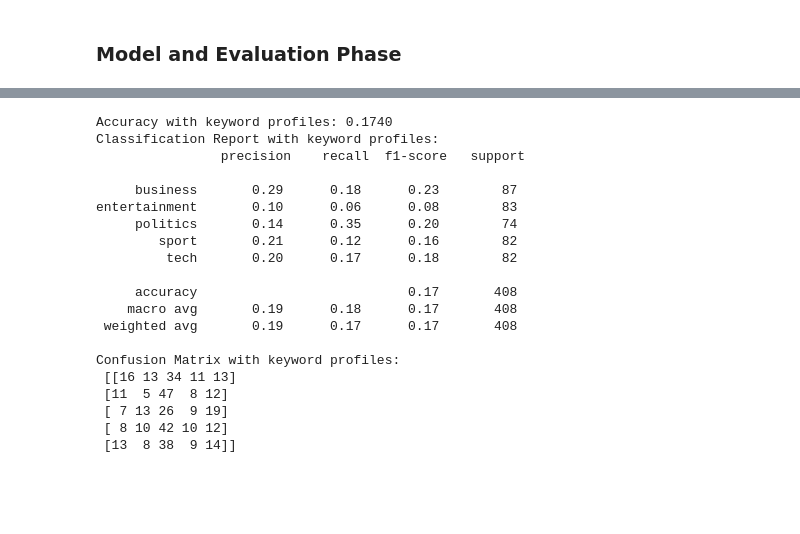
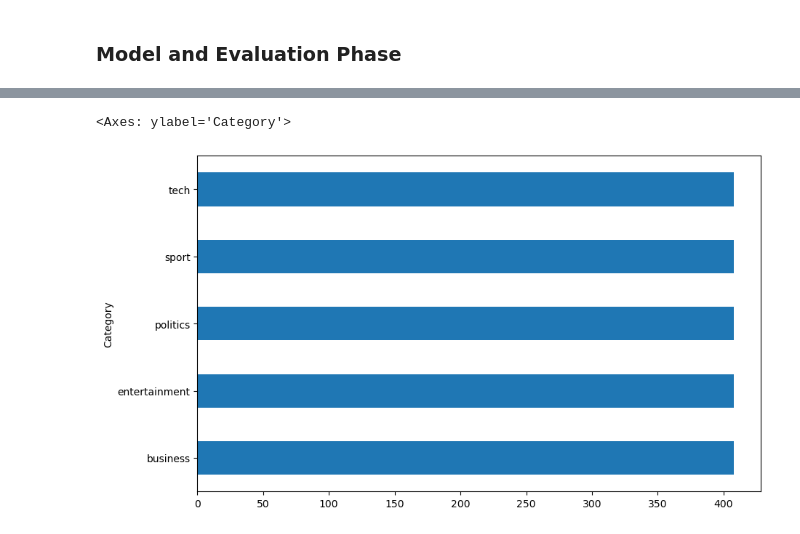
Before and after one commit to GNajeral/IR_1, a Jupyter notebook: assignment.ipynb, the cells around one changed output, grey strips where cells are left out. Cells and saved outputs as stored; diff of their text form; code cells hidden in the pictures; blank space fills up the shorter version.

```diff
--- a/assignment.ipynb
+++ b/assignment.ipynb
@@ -412,0 +216,5 @@ Cosine similarity
+# %%
+balanced_data.groupby(['Category']).size().sort_values(ascending=True).plot(kind='barh', figsize=(10, 6))
+# %% [output]
+<Axes: ylabel='Category'>
+[figure, added]
@@ -444,72 +240 @@ category_profiles = {
 }
-# %%
-# Extract top N keywords for each category
-def top_n_keywords_by_category(X_train_vec, y_train, vectorizer, n=20):
-    categories = y_train.unique()
-    feature_names = np.array(vectorizer.get_feature_names_out())
-
-    top_keywords = {}
-
-    for category in categories:
-        category_indices = y_train[y_train == category].index
-        category_vectors = X_train_vec[category_indices, :]
-        category_sum_vec = np.sum(category_vectors, axis=0)
-
-        sorted_indices = np.argsort(category_sum_vec).flatten()[::-1]
-        top_n_indices = sorted_indices[:n]
-        top_n_keywords = feature_names[top_n_indices]
-
-        top_keywords[category] = top_n_keywords.tolist()
-
-    return top_keywords
-
-# Test the performance using the keyword profiles
-def test_cosine_similarity_with_profiles(text, vectorizer, category_profiles):
-    text_vec = vectorizer.transform([text])
-    max_similarity = -1
-    predicted_category = None
-
-    for category, profile_keywords in category_profiles.items():
-        profile_vec = vectorizer.transform([' '.join(map(str, profile_keywords))])
-        similarity = cosine_similarity(text_vec, profile_vec)
-        if similarity > max_similarity:
-            max_similarity = similarity
-            predicted_category = category
-
-    return predicted_category
-
-# Create better category profiles
-category_profiles = top_n_keywords_by_category(X_train_vec, y_train, vectorizer, n=20)
-
-# Test the performance
-y_pred_profiles = [test_cosine_similarity_with_profiles(text, vectorizer, category_profiles) for text in X_test]
-
-# Calculate accuracy and display results
-accuracy_profiles = accuracy_score(y_test, y_pred_profiles)
-print(f"Accuracy with keyword profiles: {accuracy_profiles:.4f}")
-
-print("Classification Report with keyword profiles:\n", classification_report(y_test, y_pred_profiles))
-
-cm_profiles = confusion_matrix(y_test, y_pred_profiles)
-print("Confusion Matrix with keyword profiles:\n", cm_profiles)
-# %% [output]
-Accuracy with keyword profiles: 0.1740
-Classification Report with keyword profiles:
-                precision    recall  f1-score   support
-
-     business       0.29      0.18      0.23        87
-entertainment       0.10      0.06      0.08        83
-     politics       0.14      0.35      0.20        74
-        sport       0.21      0.12      0.16        82
-         tech       0.20      0.17      0.18        82
-
-     accuracy                           0.17       408
-    macro avg       0.19      0.18      0.17       408
- weighted avg       0.19      0.17      0.17       408
-
-Confusion Matrix with keyword profiles:
- [[16 13 34 11 13]
- [11  5 47  8 12]
- [ 7 13 26  9 19]
- [ 8 10 42 10 12]
- [13  8 38  9 14]]
```
Also changed, not shown: parts of 32 cells of this notebook, 1 other file.
